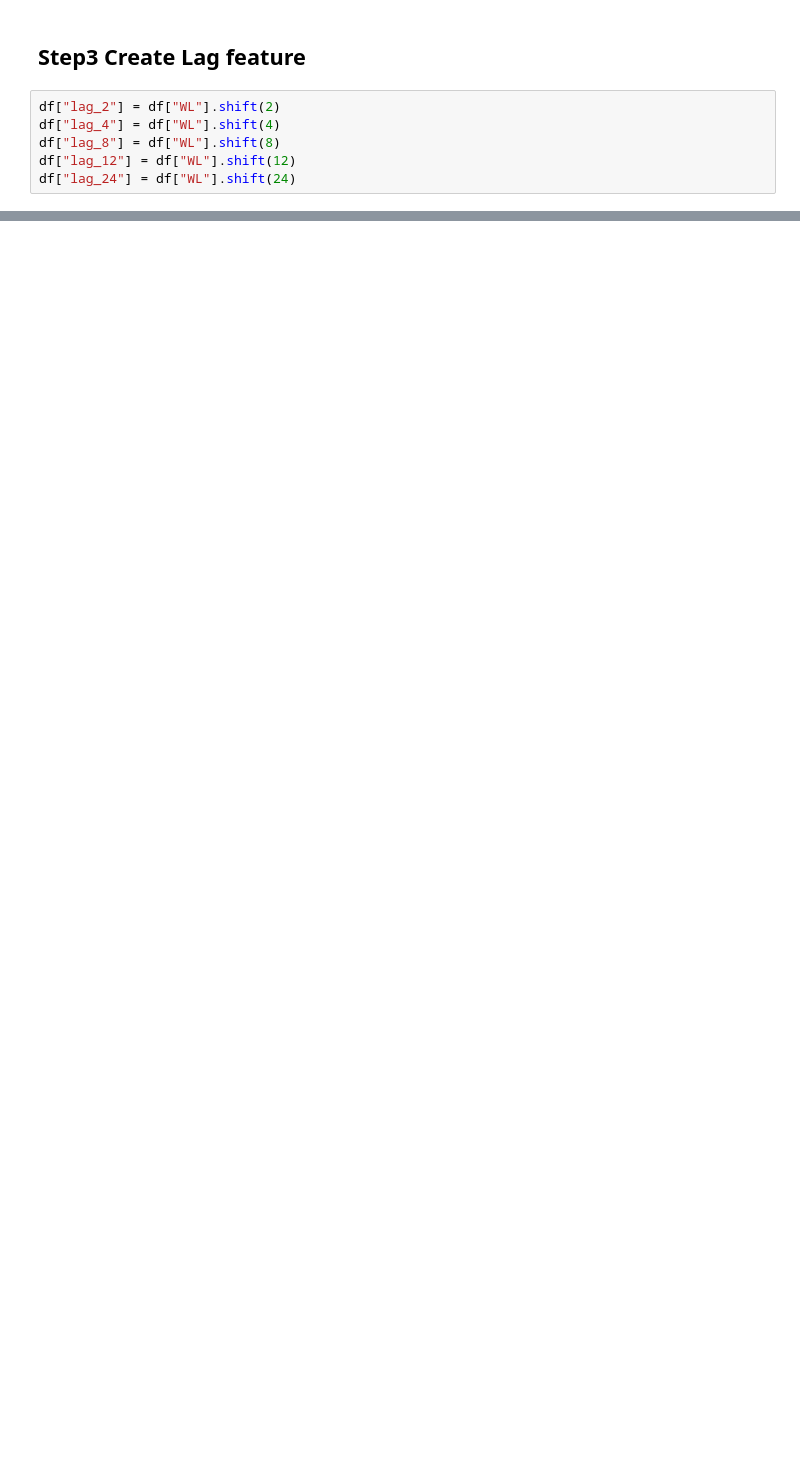
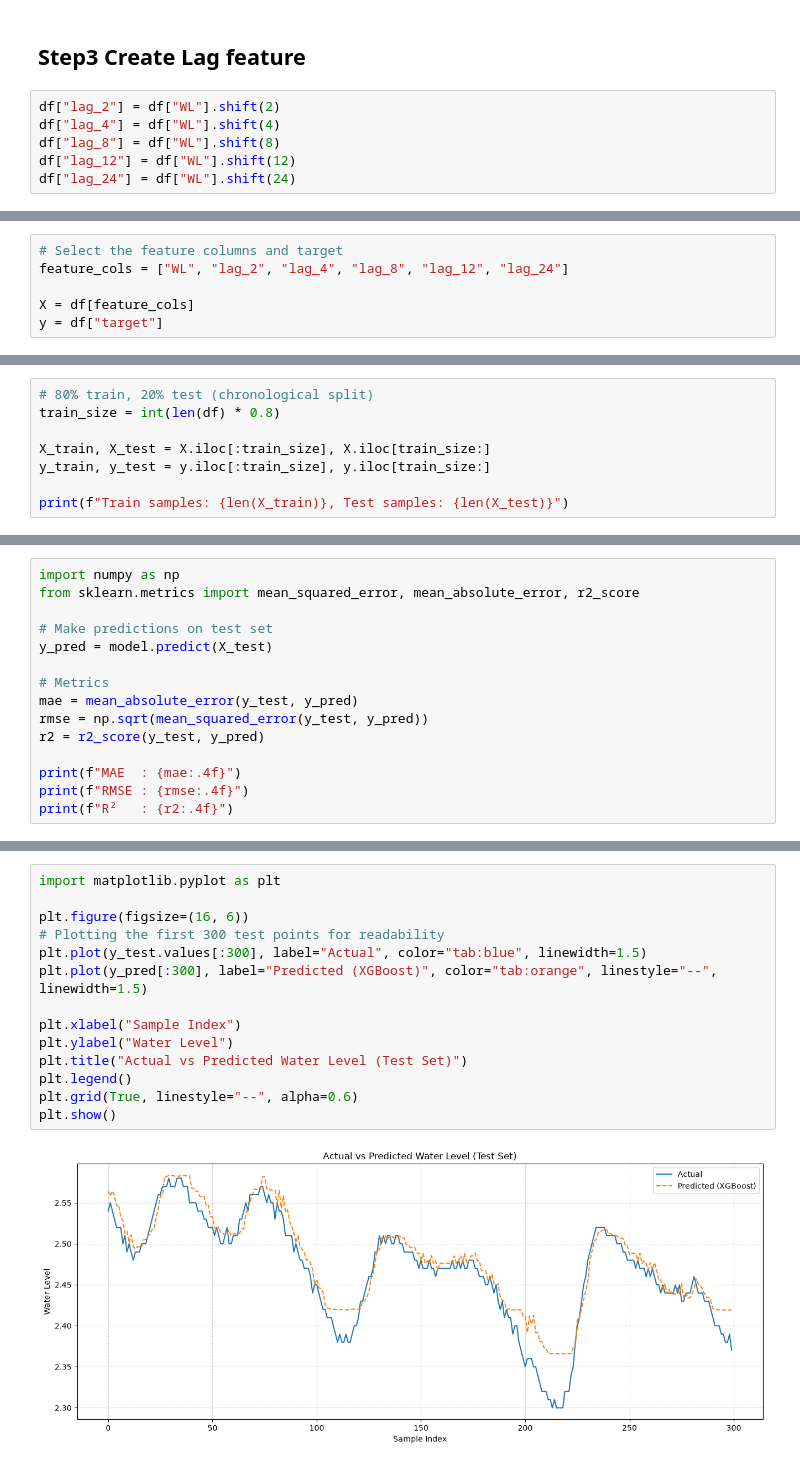
Before and after one commit to Dona-18/Machine-Learning---Fall2026, a Jupyter notebook: ML_Final_Project.ipynb, the cells around one changed output, grey strips where cells are left out. Cells and saved outputs as stored; diff of their text form; blank space fills up the shorter version.

```diff
--- a/ML_Final_Project.ipynb
+++ b/ML_Final_Project.ipynb
@@ -124,0 +148,6 @@ df
+# %%
+# Select the feature columns and target
+feature_cols = ["WL", "lag_2", "lag_4", "lag_8", "lag_12", "lag_24"]
+
+X = df[feature_cols]
+y = df["target"]
@@ -124,0 +168,8 @@ df
+# %%
+# 80% train, 20% test (chronological split)
+train_size = int(len(df) * 0.8)
+
+X_train, X_test = X.iloc[:train_size], X.iloc[train_size:]
+y_train, y_test = y.iloc[:train_size], y.iloc[train_size:]
+
+print(f"Train samples: {len(X_train)}, Test samples: {len(X_test)}")
@@ -124,0 +214,15 @@ df
+# %%
+import numpy as np
+from sklearn.metrics import mean_squared_error, mean_absolute_error, r2_score
+
+# Make predictions on test set
+y_pred = model.predict(X_test)
+
+# Metrics
+mae = mean_absolute_error(y_test, y_pred)
+rmse = np.sqrt(mean_squared_error(y_test, y_pred))
+r2 = r2_score(y_test, y_pred)
+
+print(f"MAE  : {mae:.4f}")
+print(f"RMSE : {rmse:.4f}")
+print(f"R²   : {r2:.4f}")
@@ -124,0 +233,16 @@ df
+# %%
+import matplotlib.pyplot as plt
+
+plt.figure(figsize=(16, 6))
+# Plotting the first 300 test points for readability
+plt.plot(y_test.values[:300], label="Actual", color="tab:blue", linewidth=1.5)
+plt.plot(y_pred[:300], label="Predicted (XGBoost)", color="tab:orange", linestyle="--", linewidth=1.5)
+
+plt.xlabel("Sample Index")
+plt.ylabel("Water Level")
+plt.title("Actual vs Predicted Water Level (Test Set)")
+plt.legend()
+plt.grid(True, linestyle="--", alpha=0.6)
+plt.show()
+# %% [output]
+[figure, added]
```
Also changed, not shown: parts of 13 cells of this notebook, 7 other files.
